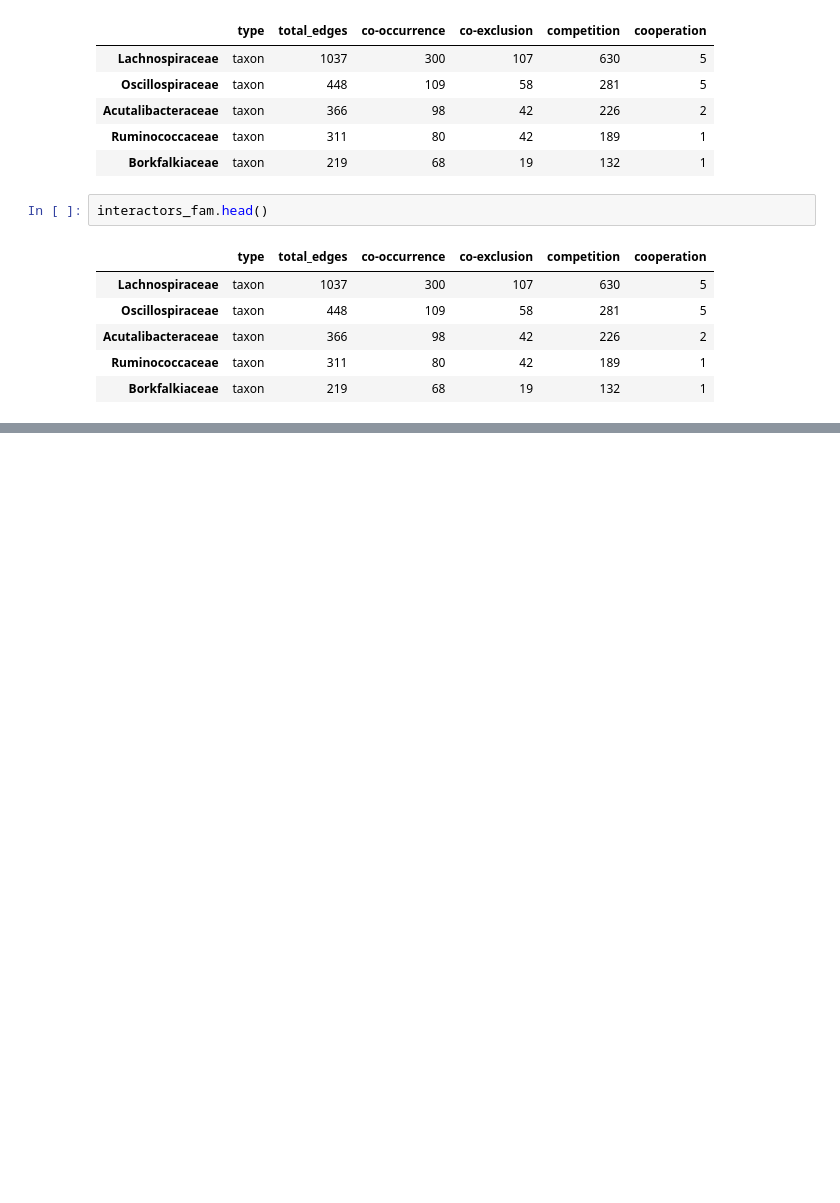
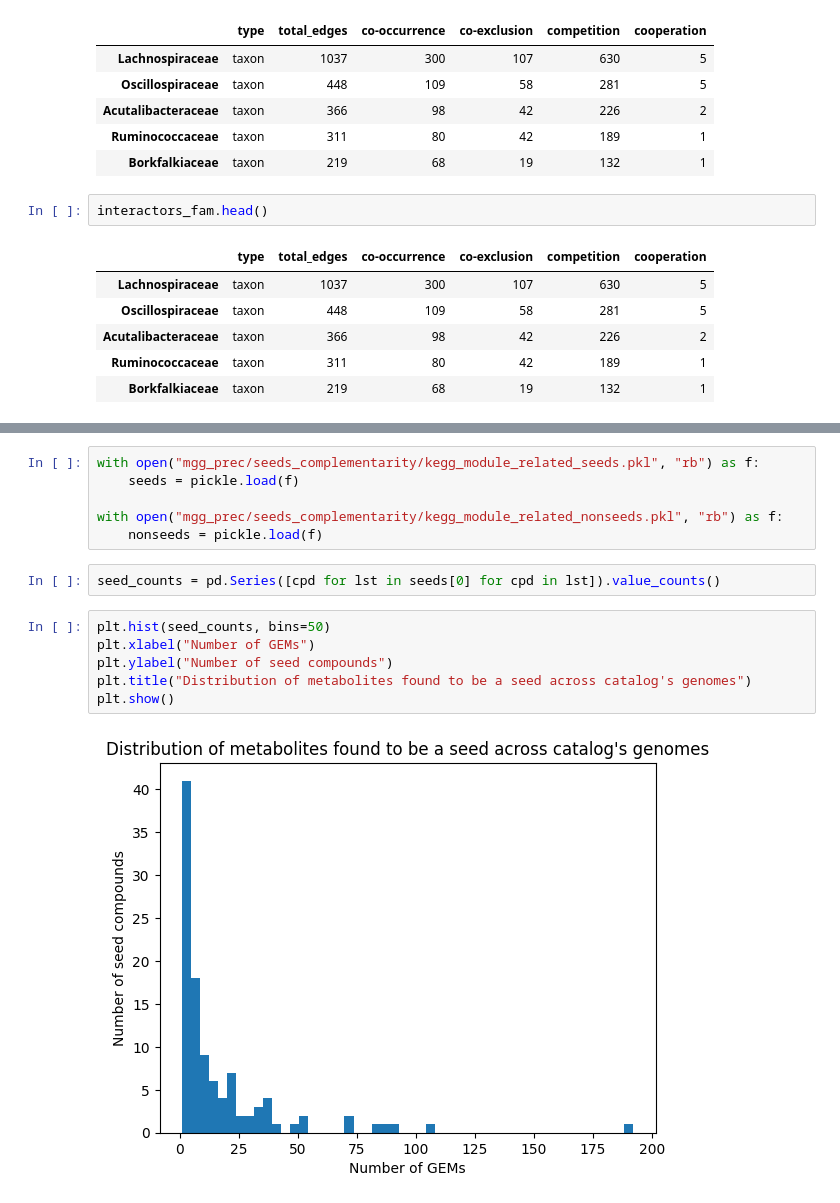
Before and after one commit to hariszaf/AMAC005_chicken_salmonella, a Jupyter notebook: microbetag_analysis/mtg_analysis.ipynb, the cells around one changed output, grey strips where cells are left out. Cells and saved outputs as stored; diff of their text form; blank space fills up the shorter version.

```diff
--- a/microbetag_analysis/mtg_analysis.ipynb
+++ b/microbetag_analysis/mtg_analysis.ipynb
@@ -1805,0 +1891,16 @@ interactors_fam.head()
+# %%
+with open("mgg_prec/seeds_complementarity/kegg_module_related_seeds.pkl", "rb") as f:
+    seeds = pickle.load(f)
+
+with open("mgg_prec/seeds_complementarity/kegg_module_related_nonseeds.pkl", "rb") as f:
+    nonseeds = pickle.load(f)
+# %%
+seed_counts = pd.Series([cpd for lst in seeds[0] for cpd in lst]).value_counts()
+# %%
+plt.hist(seed_counts, bins=50)
+plt.xlabel("Number of GEMs")
+plt.ylabel("Number of seed compounds")
+plt.title("Distribution of metabolites found to be a seed across catalog's genomes")
+plt.show()
+# %% [output]
+[figure, added]
```
Also changed, not shown: parts of 36 cells of this notebook, 31 other files.
